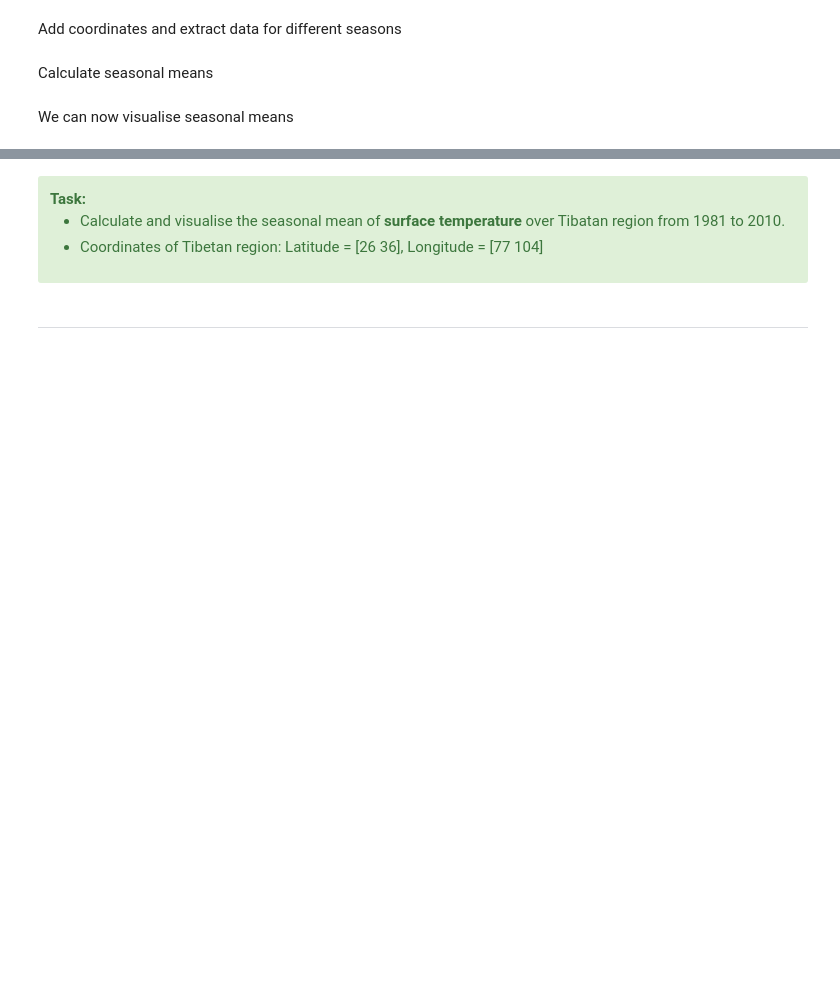
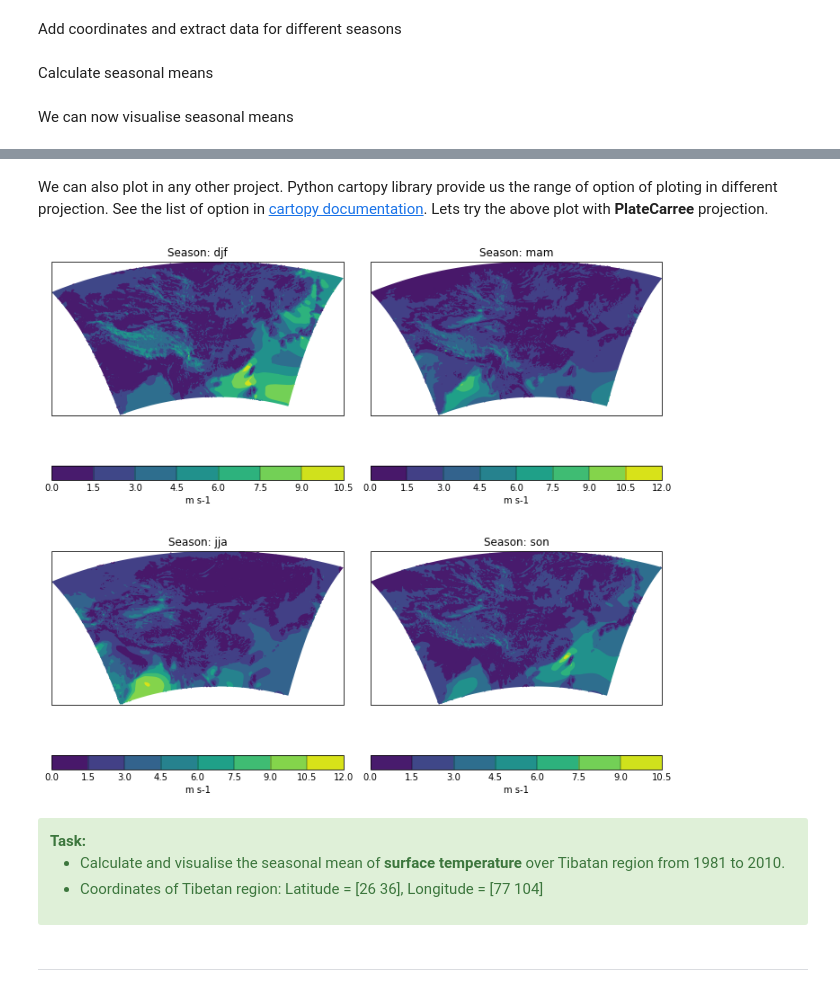
Before and after one commit to MetOffice/PyPRECIS, a Jupyter notebook: notebooks/CSSP_20CRDS_Tutorials/tutorial_3_basic_analysis.ipynb, the cells around one changed output, grey strips where cells are left out. Saved outputs shown, nothing was run; the diff lists cells and outputs as text; code cells hidden in the pictures; blank space fills up the shorter version.

Commit message:
add platecarrie projection plot #81

```diff
--- a/notebooks/CSSP_20CRDS_Tutorials/tutorial_3_basic_analysis.ipynb
+++ b/notebooks/CSSP_20CRDS_Tutorials/tutorial_3_basic_analysis.ipynb
@@ -495,3 +500,30 @@ plt.show()
+# %% [markdown]
+We can also plot in any other project. Python cartopy library provide us the range of option of ploting in different projection. See the list of option in [cartopy documentation](https://scitools.org.uk/cartopy/docs/latest/crs/projections.html). Lets try the above plot with **PlateCarree** projection.
+# %%
+import cartopy.crs as ccrs
+# list of seasonal cubes to loop through
+seasonal_cubes = [wspd_djf_mean, wspd_mam_mean, wspd_jja_mean, wspd_son_mean]
+
+# set a figure big enough to hold the subplots
+plt.figure(figsize=(10, 10))
+
+# loop through the seaonal cube list and plot the data
+for i in range(len(seasonal_cubes)):
+
+    plt.subplot(2, 2, i+1, projection=ccrs.PlateCarree())
+    # plot the windspeed at the first timestep
+    qplt.contourf(seasonal_cubes[i][0,:,:])
+    # add some coastlines for context
+    ax.coastlines()
+    # get the season name from the coordinate
+    season = seasonal_cubes[i].coord('season').points[0]
+    # add the name as plot's title
+    plt.title('Season: '+ season)
+    plt.tight_layout()
+
+plt.show()
+# %% [output]
+[figure, added]
 # %% [markdown]
 <div class="alert alert-block alert-success">
     <b>Task:</b><br><ul>
```
Also changed, not shown: parts of 5 cells of this notebook.
